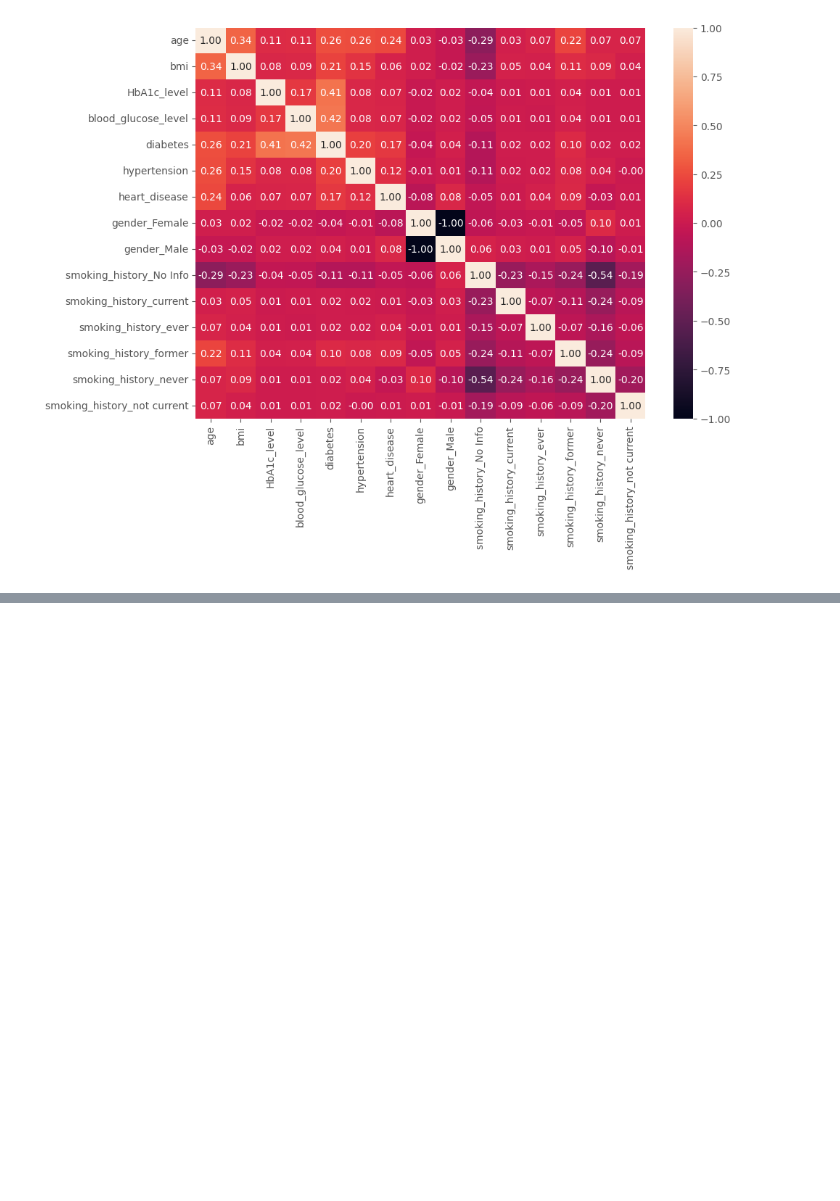
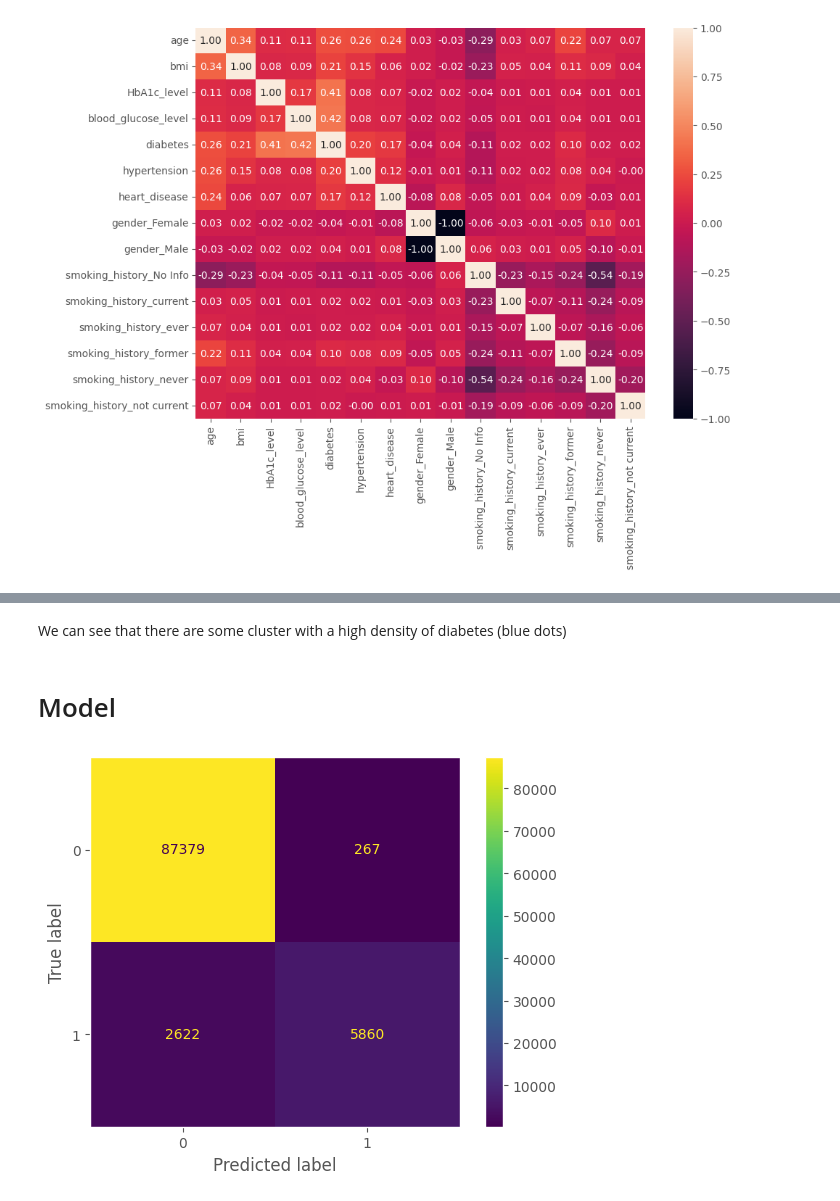
Before and after one commit to andreprovensi/diabetes_machine_learning_app, a Jupyter notebook: diabetes_notebook.ipynb, the cells around one changed output, grey strips where cells are left out. Drawn from its saved outputs; the diff is of its cells as text; code cells hidden in the pictures; blank space fills up the shorter version.

```diff
--- a/diabetes_notebook.ipynb
+++ b/diabetes_notebook.ipynb
@@ -155,7 +159,7 @@ Name: proportion, dtype: float64
 <div>The category <code>Other</code> represents only 0.0187% of the values. Since it is a very small part, it will be dropped</div>
 # %%
 # Dropping rows with 'Other'
-df = df.query("gender != 'Other'")
+df = df.query("gender != 'Other'").reset_index(drop=True)
 # %%
 # Checking the proportion of the category 'No Info' for the smoking_history feature
 df['smoking_history'].value_counts(normalize=True)
@@ -404,0 +453,4 @@ sns.heatmap(data=correlation_matrix, annot=True, fmt='.2f')
+# %% [markdown]
+<div>We can see that there are some cluster with a high density of diabetes (blue dots)</div>
+# %% [markdown]
+<h1>Model</h1>
@@ -404,0 +486,69 @@ sns.heatmap(data=correlation_matrix, annot=True, fmt='.2f')
+# %%
+# Function to create a classification pipeline for different models
+def create_classification_pipeline(classifier_model):
+
+    pipeline = Pipeline(
+        [
+            ('transformer',column_transformer),
+            ('classifier',classifier_model)
+        ]
+    )
+    return pipeline
+# %%
+def flatten_array(predictions):
+    flat_array = []
+    for array in predictions:
+        for item in array:
+            flat_array.append(item)
+    return flat_array
+# %%
+true_positives = []
+false_positives = []
+true_negatives = []
+false_negatives = []
+predictions_bin = []
+predictions_proba = []
+y_true = []
+
+for i, (train_index, test_index) in enumerate(kfold.split(X,y)):
+
+    X_train, y_train = X.loc[train_index], y.loc[train_index]
+    X_test, y_test = X.loc[test_index], y.loc[test_index]
+
+    classifer_model = XGBClassifier(random_state=SEED)
+
+    pipeline_classifier = create_classification_pipeline(classifer_model)
+
+    pipeline_classifier.fit(X_train, y_train)
+
+    binary_predictions = pipeline_classifier.predict(X_test)
+    proba_predictions = pipeline_classifier.predict_proba(X_test)
+
+    predictions_bin.append(binary_predictions)
+    predictions_proba.append(proba_predictions[:,1])
+    y_true.append(y_test.to_numpy())
+
+    fold_confusion_matrix = confusion_matrix(y_true=y_test, y_pred=binary_predictions)
+
+    true_positives.append(fold_confusion_matrix[1,1])
+    true_negatives.append(fold_confusion_matrix[0,0])
+    false_positives.append(fold_confusion_matrix[0,1])
+    false_negatives.append(fold_confusion_matrix[1,0])
+
+predictions_bin = flatten_array(predictions_bin)
+predictions_proba = flatten_array(predictions_proba)
+y_true = flatten_array(y_true)
+
+
+all_folds_confusion_matrix = np.array(
+    [
+        [np.sum(true_negatives),np.sum(false_positives)],
+        [np.sum(false_negatives),np.sum(true_positives)]
+    ]
+)
+
+
+ConfusionMatrixDisplay(all_folds_confusion_matrix).plot()
+plt.grid(visible=False)
+# %% [output]
+[figure, added]
```
Also changed, not shown: parts of 22 cells of this notebook.
